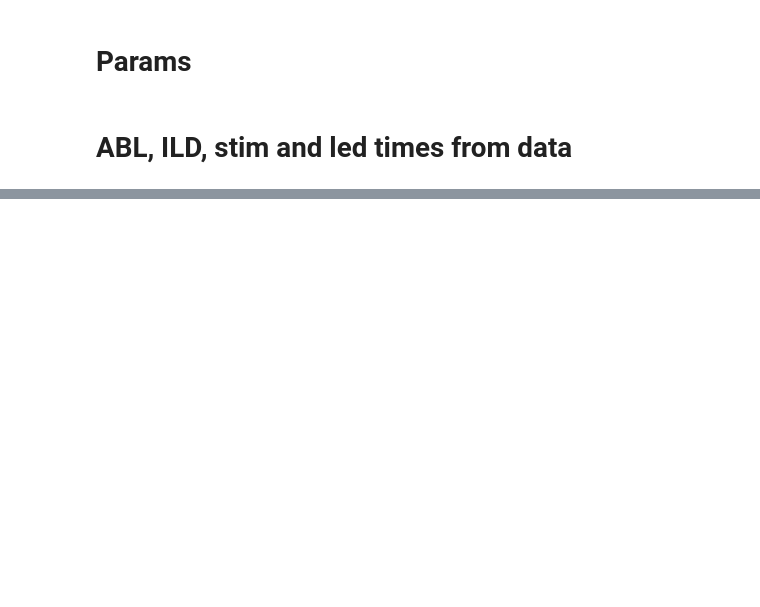
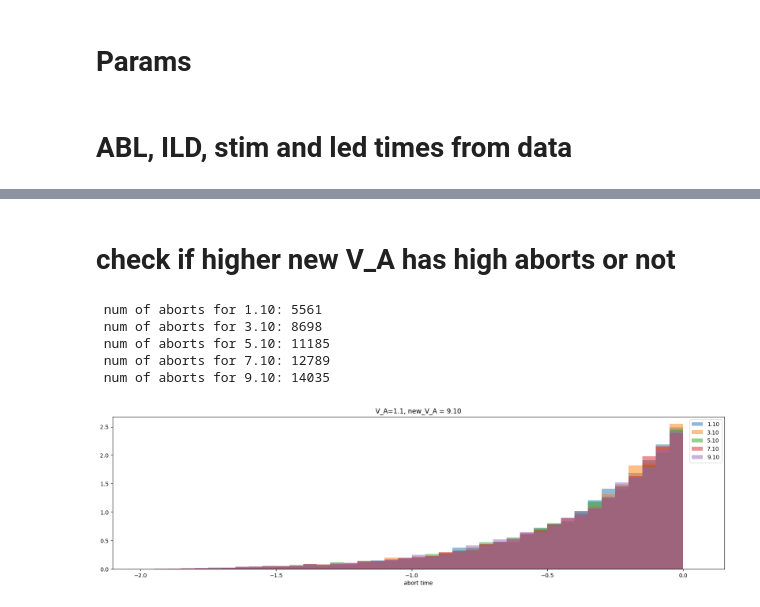
Before and after one commit to rakaar/ddm_data, a Jupyter notebook: simulations/increase_V_A_hyp.ipynb, the cells around one changed output, grey strips where cells are left out. Saved outputs shown, nothing was run; the diff lists cells and outputs as text; code cells hidden in the pictures; blank space fills up the shorter version.

```diff
--- a/simulations/increase_V_A_hyp.ipynb
+++ b/simulations/increase_V_A_hyp.ipynb
@@ -51,15 +94,15 @@ ILD_arr.sort()
 # %%
-new_V_A = V_A + V_A_step
-N_print = int(1)
-sim_results =  Parallel(n_jobs=-1)(
-                            delayed(psiam_tied_data_gen_wrapper_V_A_change)
-                                  (V_A, theta_A, ABL_arr, ILD_arr, rate_lambda, T_0, theta_E, Z_E, t_A_aff, t_E_aff, t_motor, L, \
-                                  t_stim_and_led_tuple, new_V_A, iter_num, N_print, dt)
+V_A_change_results_dict = {}
+for i in range(5):
+    new_V_A = V_A + step_size*i
 
-                                    for iter_num in range(N_sim)
+    with parallel_backend('threading', n_jobs=-1):
+        sim_results = Parallel()(
+            delayed(psiam_tied_data_gen_wrapper_V_A_change)(V_A, theta_A, ABL_arr, ILD_arr, rate_lambda, T_0, theta_E, Z_E, t_A_aff, t_E_aff, t_motor, L,t_stim_and_led_tuple, new_V_A, iter_num, N_print, dt)
+            for iter_num in range(N_sim)
+        )
 
-                                    )
+    print(f'V_A: {V_A}, new_V_A: {new_V_A}')
 
-# all_loglike = Parallel(n_jobs=-1)(delayed(compute_loglike)(t, V_A, theta_A, NDT, area, pdf_factor)\
-#                                        for t in abort_RT if t > T_trunc)
+    V_A_change_results_dict[i] = {'results': sim_results, 'new_V_A': new_V_A, 'V_A': V_A, }
 # %% [output]
@@ -82,0 +126,27 @@ os id: 869726, In iter_num: 835, ABL: 60, ILD: -8.0, t_stim: 0.217337210048781
+# %% [markdown]
+# check if higher new V_A has high aborts or not
+# %%
+plt.figure(figsize=(20,5))
+for i in range(5):
+    each_V_A_results = V_A_change_results_dict[i]['results']
+    # aborts distr
+    each_V_A_new = V_A_change_results_dict[i]['new_V_A']
+    all_V_A_old = V_A_change_results_dict[i]['V_A']
+
+    each_V_A_aborts = [res['rt'] - res['t_stim'] for res in  each_V_A_results if res['rt'] < res['t_stim']]
+
+    plt.hist(each_V_A_aborts, bins=np.arange(-2, 0.1, 0.05), density=True, alpha=0.5, label=f'{each_V_A_new:.2f}')
+    plt.legend()
+    plt.xlabel('abort time')
+
+
+
+    plt.title( f'V_A={all_V_A_old}, new_V_A = {each_V_A_new:.2f}')
+    print(f' num of aborts for {each_V_A_new:.2f}: {len(each_V_A_aborts)}')
+# %% [output]
+ num of aborts for 1.10: 5561
+ num of aborts for 3.10: 8698
+ num of aborts for 5.10: 11185
+ num of aborts for 7.10: 12789
+ num of aborts for 9.10: 14035
+[figure, added]
```
Also changed, not shown: parts of 24 cells of this notebook, 5 other files.
